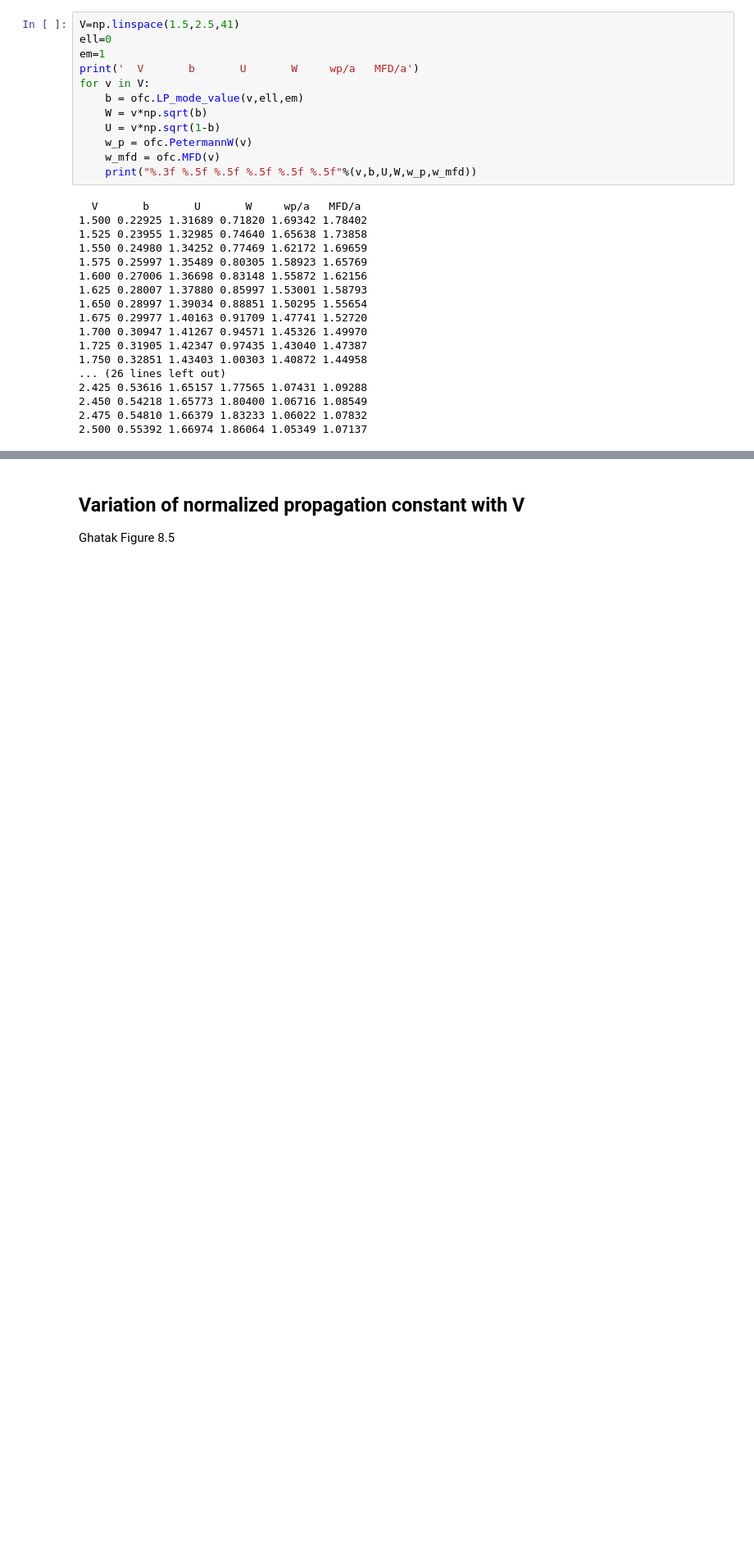
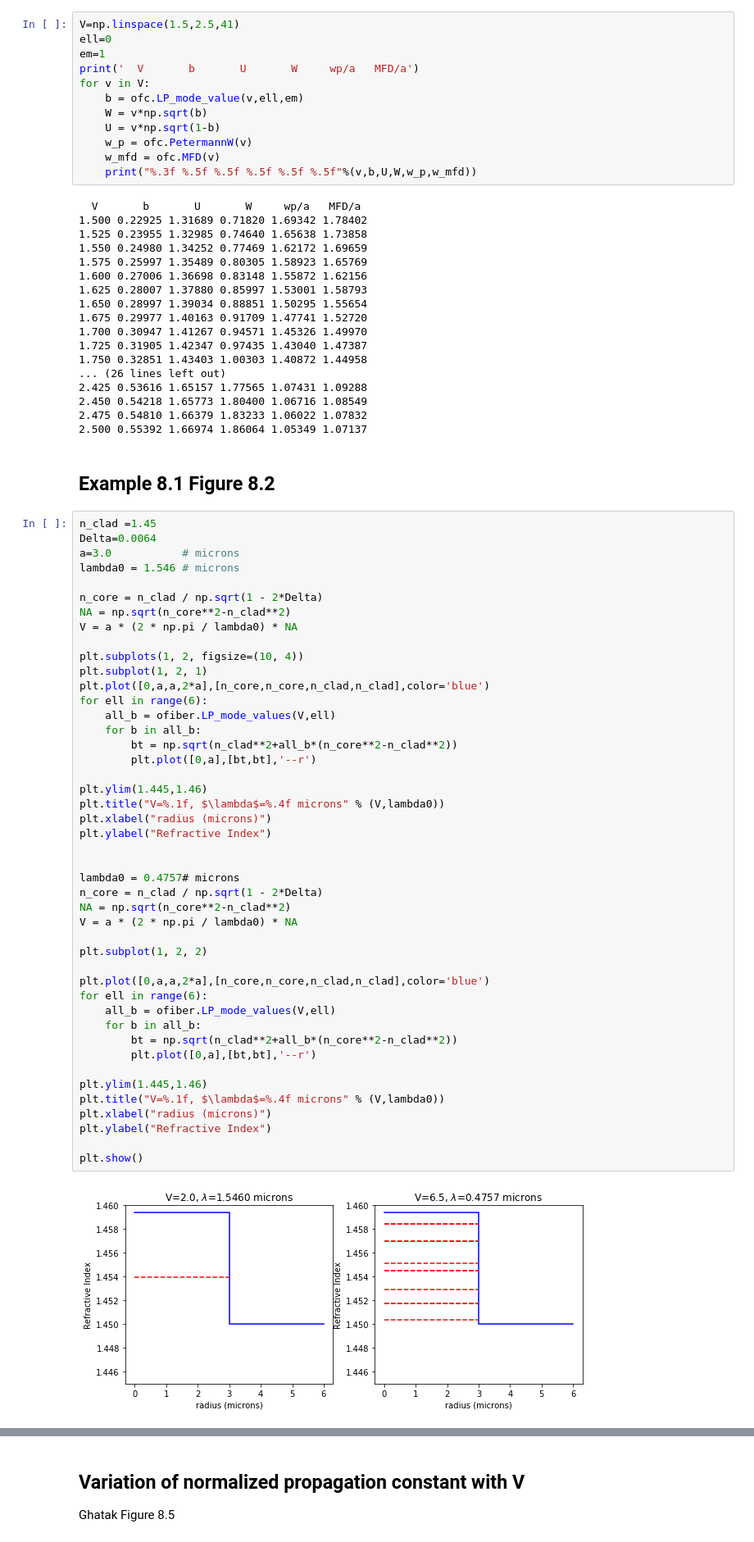
Before and after one commit to scottprahl/ofiber, a Jupyter notebook: doc/3-Circular-Step-Index-Fiber.ipynb, the cells around one changed output, grey strips where cells are left out. Shown at 82% size. Drawn from its saved outputs; the diff is of its cells as text; blank space fills up the shorter version.

Commit message:
add a few more headers and examples

```diff
--- a/doc/3-Circular-Step-Index-Fiber.ipynb
+++ b/doc/3-Circular-Step-Index-Fiber.ipynb
@@ -131,3 +109,52 @@ for v in V:
 2.450 0.54218 1.65773 1.80400 1.06716 1.08549
 2.475 0.54810 1.66379 1.83233 1.06022 1.07832
 2.500 0.55392 1.66974 1.86064 1.05349 1.07137
+# %% [markdown]
+## Example 8.1 Figure 8.2
+# %%
+n_clad =1.45
+Delta=0.0064
+a=3.0           # microns
+lambda0 = 1.546 # microns
+
+n_core = n_clad / np.sqrt(1 - 2*Delta)
+NA = np.sqrt(n_core**2-n_clad**2)
+V = a * (2 * np.pi / lambda0) * NA
+
+plt.subplots(1, 2, figsize=(10, 4))
+plt.subplot(1, 2, 1)
+plt.plot([0,a,a,2*a],[n_core,n_core,n_clad,n_clad],color='blue')
+for ell in range(6):
+    all_b = ofiber.LP_mode_values(V,ell)
+    for b in all_b:
+        bt = np.sqrt(n_clad**2+all_b*(n_core**2-n_clad**2))
+        plt.plot([0,a],[bt,bt],'--r')
+
+plt.ylim(1.445,1.46)
+plt.title("V=%.1f, $\lambda$=%.4f microns" % (V,lambda0))
+plt.xlabel("radius (microns)")
+plt.ylabel("Refractive Index")
+
+
+lambda0 = 0.4757# microns
+n_core = n_clad / np.sqrt(1 - 2*Delta)
+NA = np.sqrt(n_core**2-n_clad**2)
+V = a * (2 * np.pi / lambda0) * NA
+
+plt.subplot(1, 2, 2)
+
+plt.plot([0,a,a,2*a],[n_core,n_core,n_clad,n_clad],color='blue')
+for ell in range(6):
+    all_b = ofiber.LP_mode_values(V,ell)
+    for b in all_b:
+        bt = np.sqrt(n_clad**2+all_b*(n_core**2-n_clad**2))
+        plt.plot([0,a],[bt,bt],'--r')
+
+plt.ylim(1.445,1.46)
+plt.title("V=%.1f, $\lambda$=%.4f microns" % (V,lambda0))
+plt.xlabel("radius (microns)")
+plt.ylabel("Refractive Index")
+
+plt.show()
+# %% [output]
+[figure, added]
```
Also changed, not shown: parts of 11 cells of this notebook.
